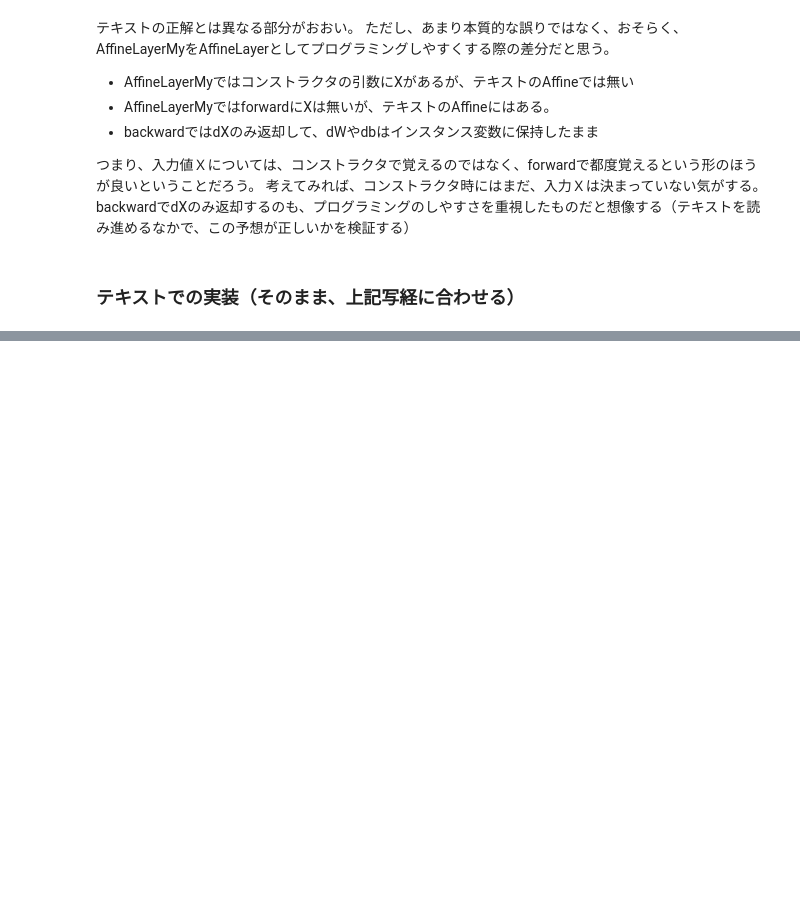
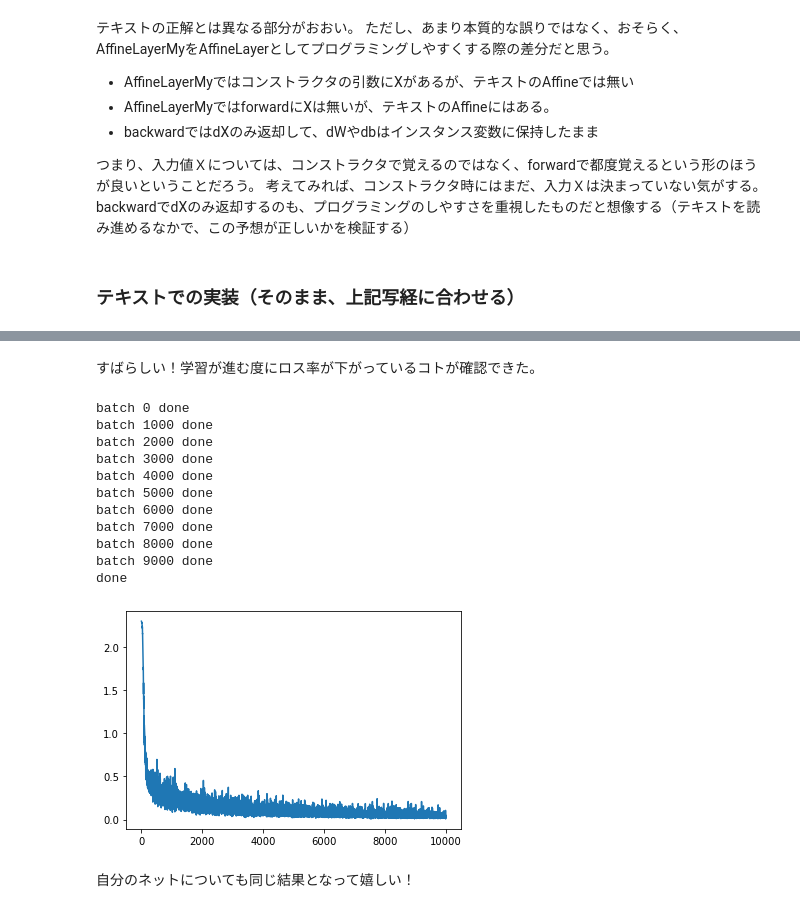
Before and after one commit to miyakz1192/deep-learning-from-scratch, a Jupyter notebook: ch05/5_Layer.ipynb, the cells around one changed output, grey strips where cells are left out. Drawn from its saved outputs; the diff is of its cells as text; code cells hidden in the pictures; blank space fills up the shorter version.

```diff
--- a/ch05/5_Layer.ipynb
+++ b/ch05/5_Layer.ipynb
@@ -264,7 +265,7 @@ range(0, 2)
 - numpyのマスク機能を使って効率的に
 - Relu関数の微分（forwardで通したものを記憶して、backwardに反映)をした。つまり、インスタンス変数としてmaskを記憶するようにした
 # %%
-class Relu:
+class ReluMy:
     def __init__(self):
         self.mask = None
 
@@ -440,0 +476,20 @@ class AffineMy:
+# %%
+class SoftmaxWithLossMy:
+    def __init__(self):
+        self.y = None
+        self.t = None
+        self.loss = None #softmaxの出力結果
+        pass
+
+    #x: 入力データ（ベクトル）
+    #t: 教師データ(ベクトル/one hot表現)
+    #出力：softmaxされたニューラルネットワークの推論結果
+    def forward(self, x, t):
+        self.t = t
+        self.y = softmax(x)
+        self.loss = cross_entropy_error(self.y , t)
+        return self.loss
+
+    def backward(self, dout=1): #backward関数群のインタフェースの整合性のため、ダミーでdoutを追加している。
+        batch_size = self.t.shape[0]
+        return (self.y - self.t) / batch_size #ブロードキャストを利用
@@ -440,0 +705,25 @@ class AffineMy:
+# %% [markdown]
+すばらしい！学習が進む度にロス率が下がっているコトが確認できた。
+# %%
+#自分のネットワークを試すフェーズ
+network = TwoLayerNetMy(input_size=784, hidden_size=100, output_size=10)
+train_loss_list = one_train(network)
+
+x = np.arange(len(train_loss_list))
+plt.plot(x, train_loss_list)
+plt.show()
+# %% [output]
+batch 0 done
+batch 1000 done
+batch 2000 done
+batch 3000 done
+batch 4000 done
+batch 5000 done
+batch 6000 done
+batch 7000 done
+batch 8000 done
+batch 9000 done
+done
+[figure, added]
+# %% [markdown]
+自分のネットについても同じ結果となって嬉しい！
```
Also changed, not shown: parts of 14 cells of this notebook, 2 other files.
